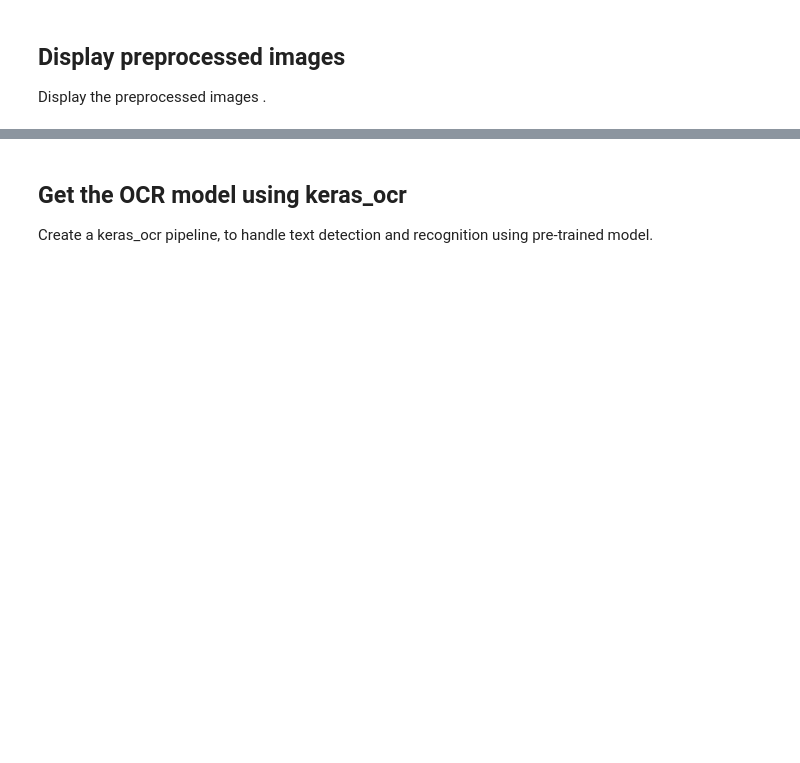
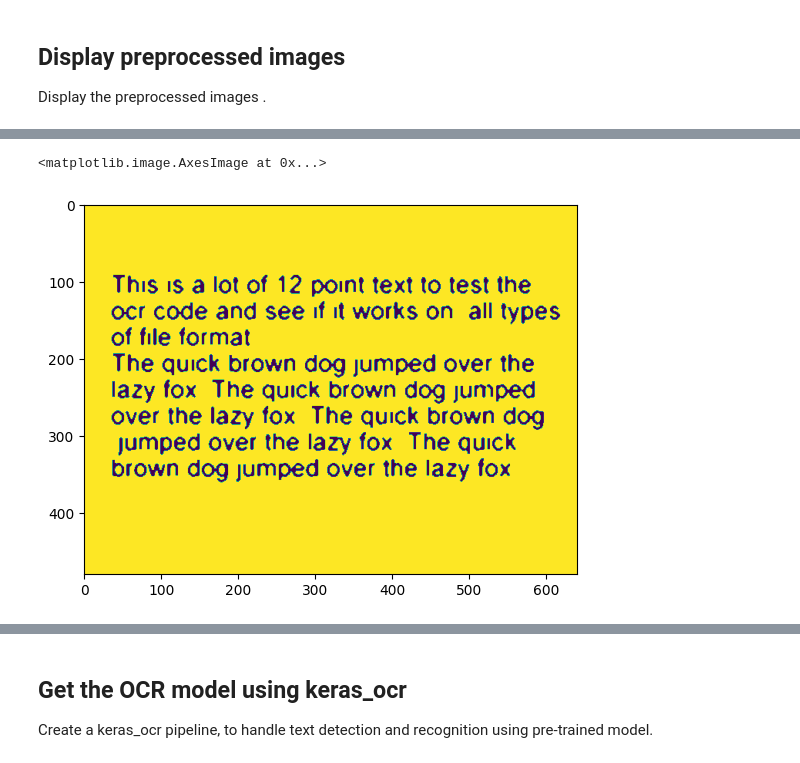
Before and after one commit to AbdullahHafiz30/Tuwaiq_Academy_T5_Week6, a Jupyter notebook: Practice Exercise/OCR_Practice_Exercise.ipynb, the cells around one changed output, grey strips where cells are left out. Cells and saved outputs as stored; diff of their text form; code cells hidden in the pictures; blank space fills up the shorter version.

```diff
--- a/Practice Exercise/OCR_Practice_Exercise.ipynb
+++ b/Practice Exercise/OCR_Practice_Exercise.ipynb
@@ -37,4 +124,8 @@ This step involves converting the images into a format suitable for OCR, using O
 # %% [markdown]
 ### Sharpen the image
+# %%
+kernel = np.array([[0,-1,0],[-1,5,-1],[0,-1,0]])
+# %%
+sharp = cv2.filter2D(blur, -1, kernel )
 # %% [markdown]
 ### Binarize the image
@@ -43,0 +152,5 @@ Display the preprocessed images .
+# %%
+plt.imshow(sharp)
+# %% [output]
+<matplotlib.image.AxesImage at 0x...>
+[figure, added]
```
Also changed, not shown: parts of 14 cells of this notebook.
